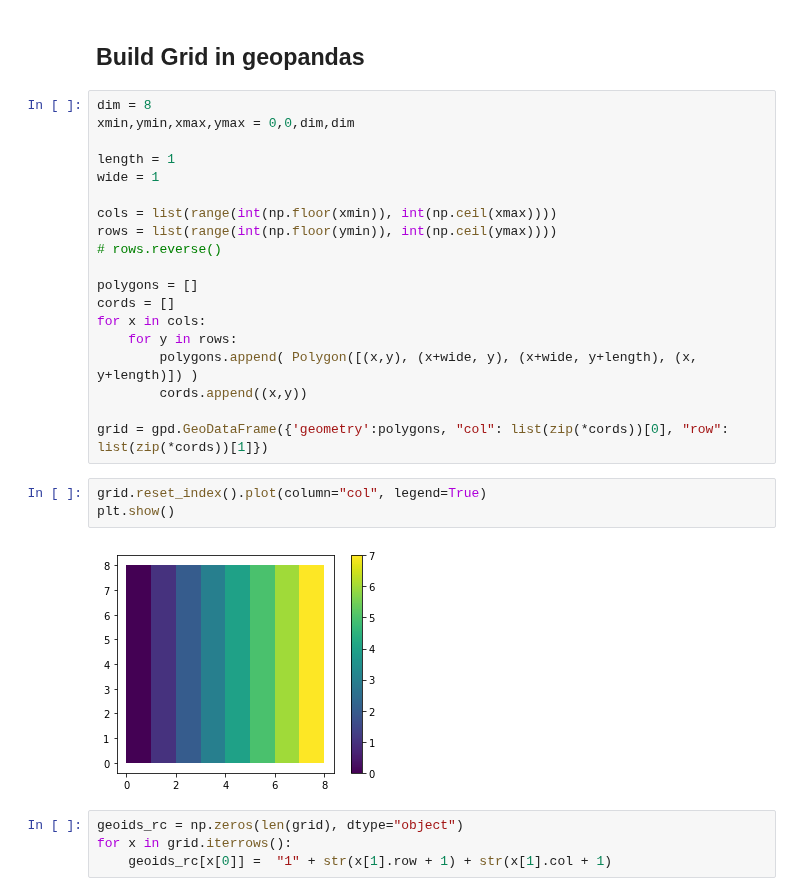
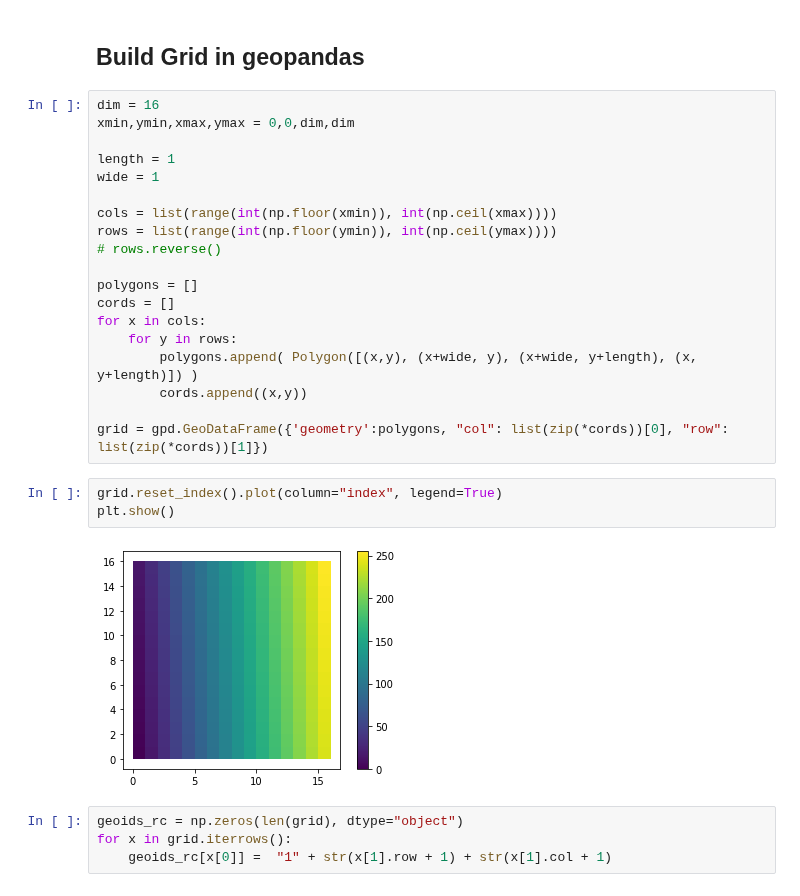
Before and after one commit to mggg/census-diff-privacy, a Jupyter notebook: hierarchy_model/grid_hierarchy_model.ipynb, the cells around one changed output. Drawn from its saved outputs; the diff is of its cells as text.

Commit message:
Add 16x16 grid

```diff
--- a/hierarchy_model/grid_hierarchy_model.ipynb
+++ b/hierarchy_model/grid_hierarchy_model.ipynb
@@ -16,7 +16,7 @@ from functools import partial
 # %% [markdown]
 ## Build Grid in geopandas
 # %%
-dim = 8
+dim = 16
 xmin,ymin,xmax,ymax = 0,0,dim,dim
 
 length = 1
@@ -35,10 +35,10 @@ for x in cols:
 
 grid = gpd.GeoDataFrame({'geometry':polygons, "col": list(zip(*cords))[0], "row": list(zip(*cords))[1]})
 # %%
-grid.reset_index().plot(column="col", legend=True)
+grid.reset_index().plot(column="index", legend=True)
 plt.show()
 # %% [output]
-[figure, old version]
+[figure, new version]
 # %%
 geoids_rc = np.zeros(len(grid), dtype="object")
 for x in grid.iterrows():
```
Also changed, not shown: parts of 29 cells of this notebook, 6 other files.
